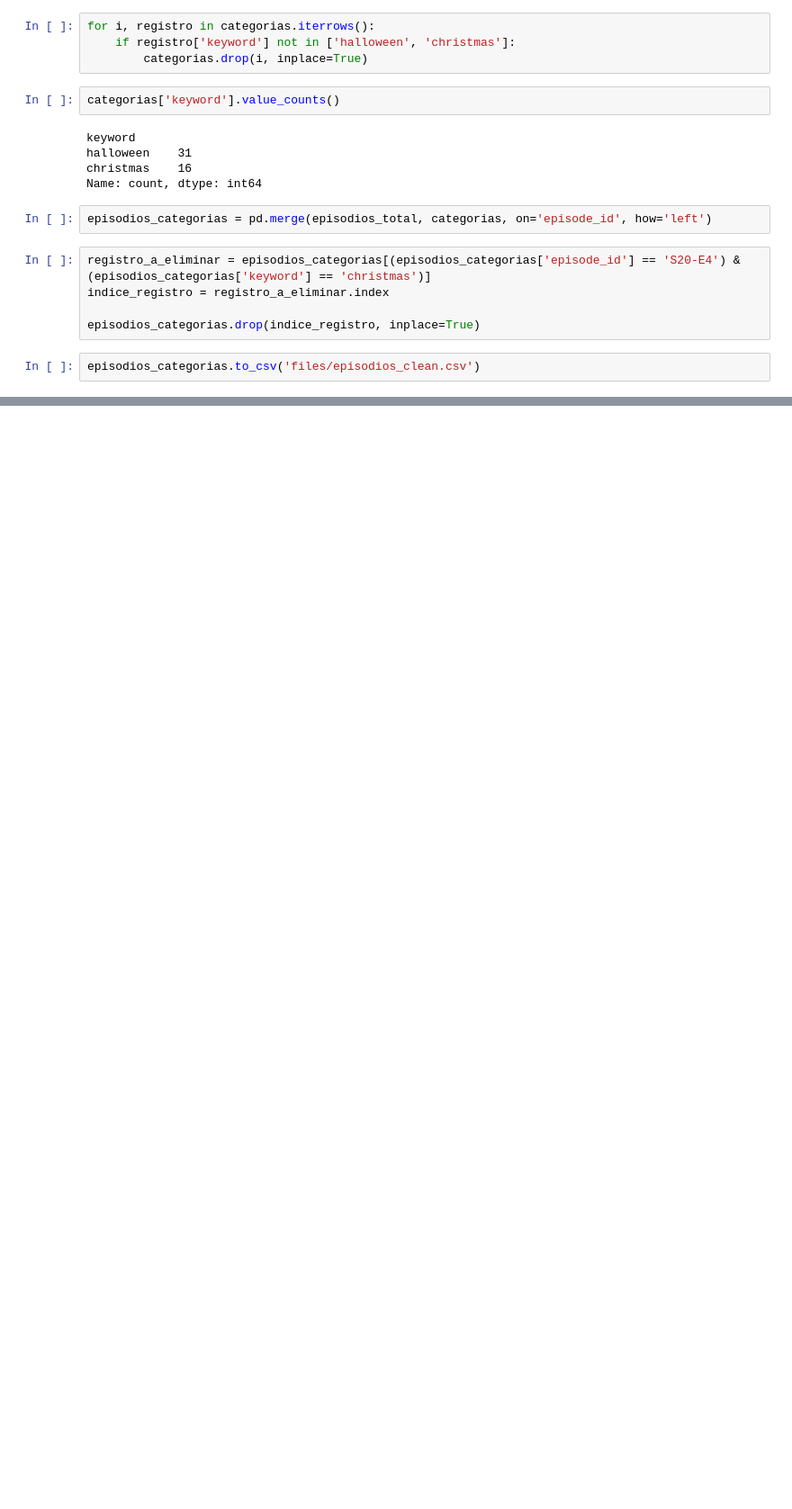
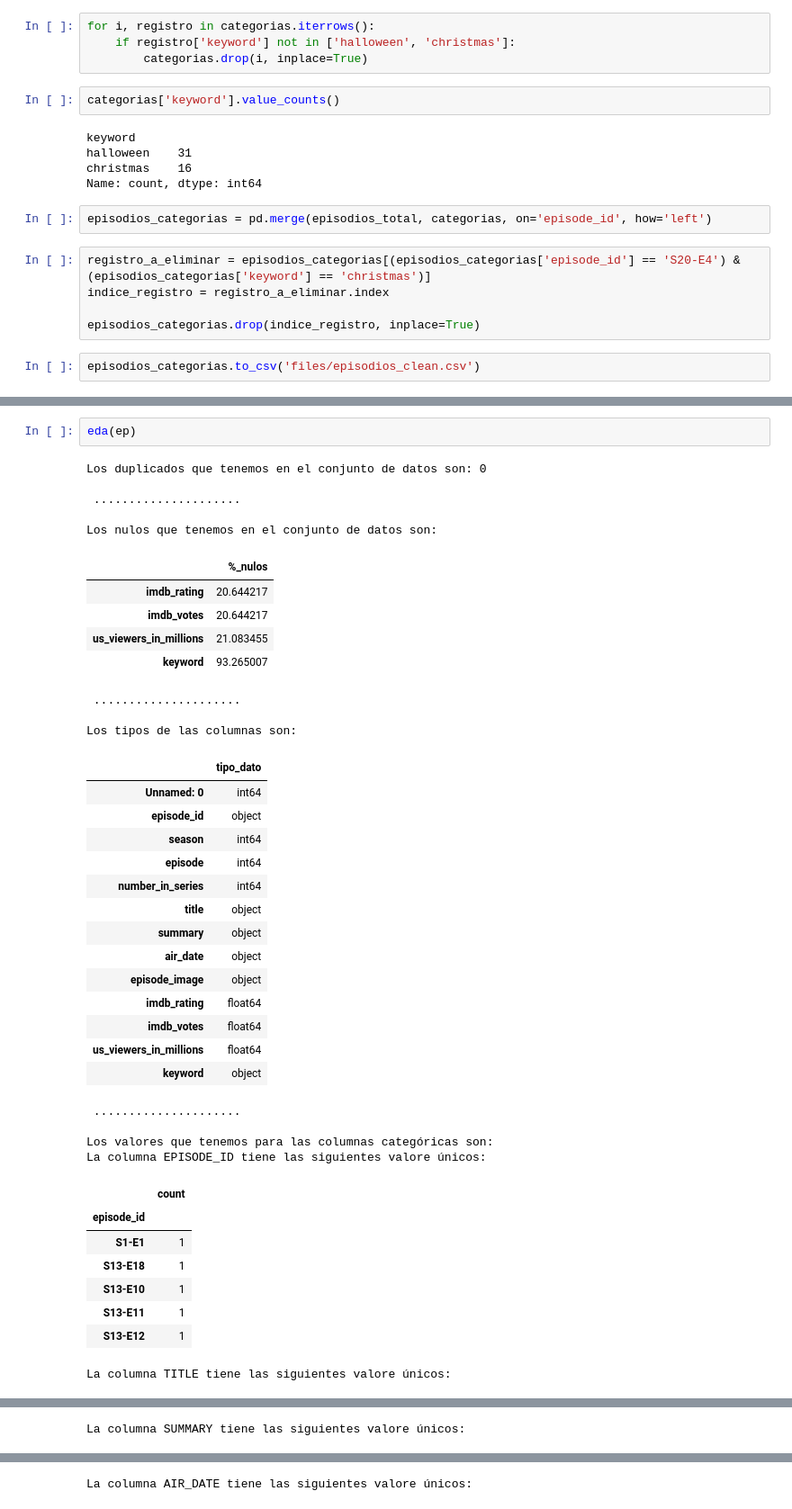
Before and after one commit to inesaag/Pair-Programming-Modulo-4-Sprint1-InesyJohanna, a Jupyter notebook: analisis.ipynb, the cells around one changed output, grey strips where cells are left out. Shown at 90% size. Cells and saved outputs as stored; diff of their text form; blank space fills up the shorter version.

```diff
--- a/analisis.ipynb
+++ b/analisis.ipynb
@@ -54,0 +108,42 @@ episodios_categorias.shape
+# %%
+eda(ep)
+# %% [output]
+Los duplicados que tenemos en el conjunto de datos son: 0
+
+ .....................
+
+Los nulos que tenemos en el conjunto de datos son:
+|  | %_nulos |
+| imdb_rating | 20.644217 |
+| imdb_votes | 20.644217 |
+| us_viewers_in_millions | 21.083455 |
+| keyword | 93.265007 |
+ .....................
+
+Los tipos de las columnas son:
+|  | tipo_dato |
+| Unnamed: 0 | int64 |
+| episode_id | object |
+| season | int64 |
+| episode | int64 |
+| number_in_series | int64 |
+| title | object |
+| summary | object |
+| air_date | object |
+| episode_image | object |
+| imdb_rating | float64 |
+| imdb_votes | float64 |
+| us_viewers_in_millions | float64 |
+| keyword | object |
+ .....................
+
+Los valores que tenemos para las columnas categóricas son:
+La columna EPISODE_ID tiene las siguientes valore únicos:
+|  | count |
+| episode_id |  |
+| S1-E1 | 1 |
+| S13-E18 | 1 |
+| S13-E10 | 1 |
+| S13-E11 | 1 |
+| S13-E12 | 1 |
+La columna TITLE tiene las siguientes valore únicos:
@@ -54,0 +157 @@ episodios_categorias.shape
+La columna SUMMARY tiene las siguientes valore únicos:
@@ -54,0 +165 @@ episodios_categorias.shape
+La columna AIR_DATE tiene las siguientes valore únicos:
```
Also changed, not shown: parts of 32 cells of this notebook, 4 other files.
